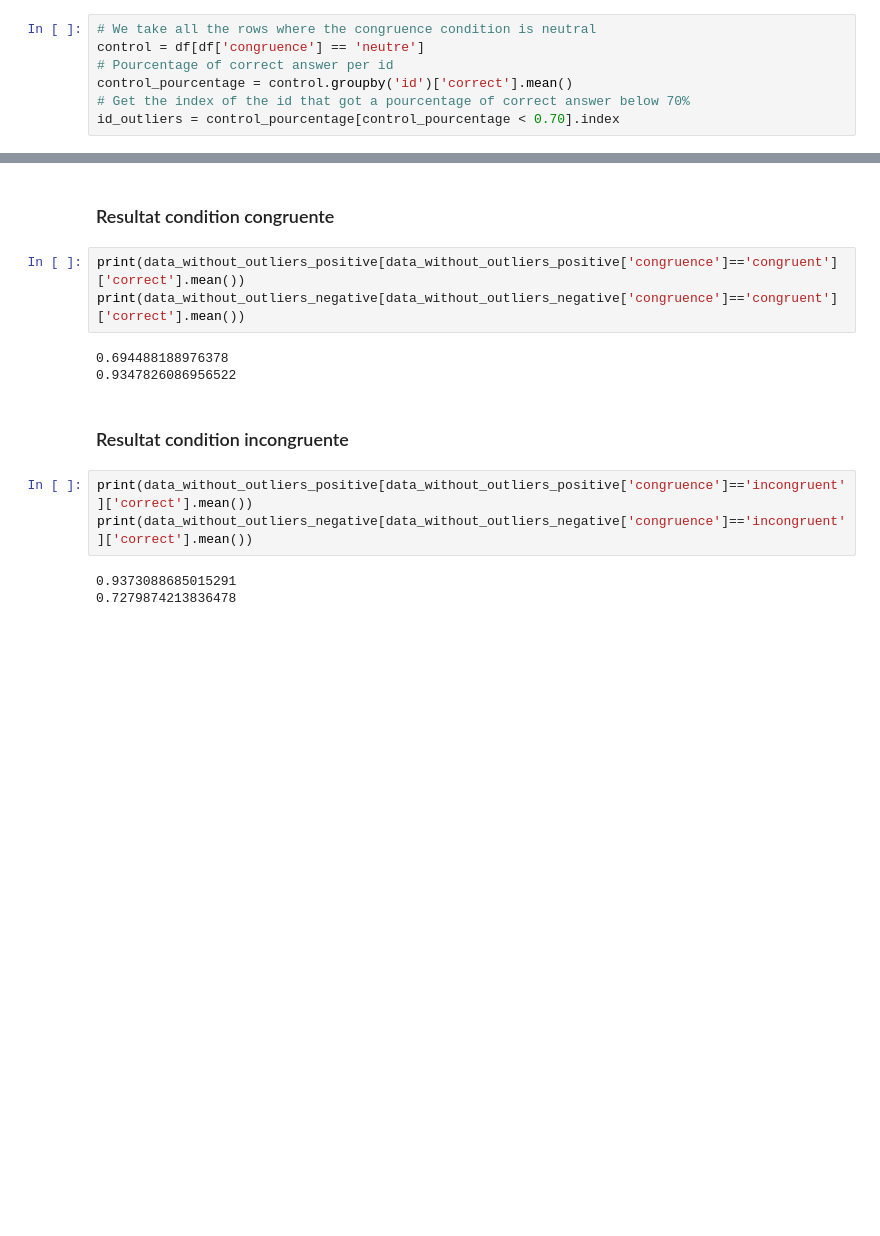
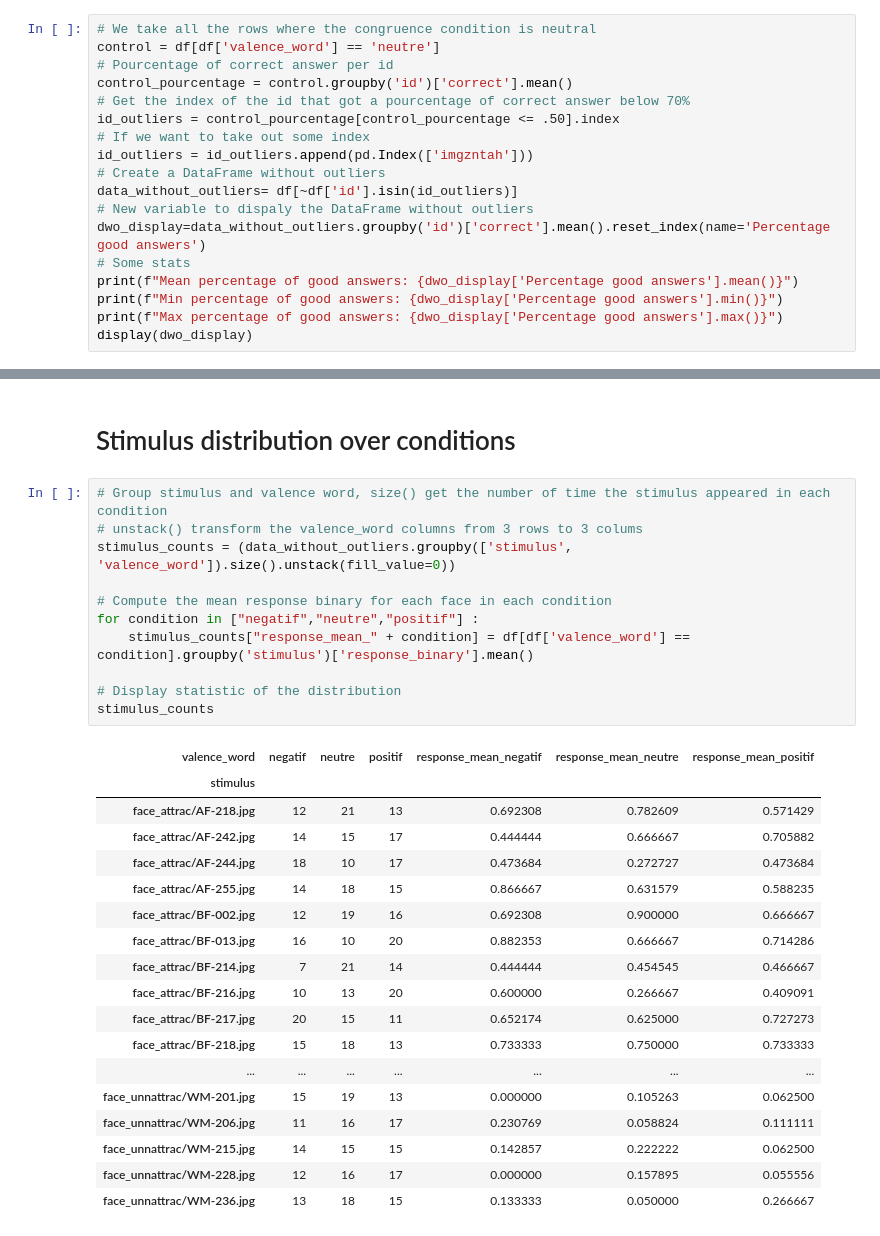
Before and after one commit to Coumess/Lab_Project_Experiment, a Jupyter notebook: extract_data.ipynb, the cells around one changed output, grey strips where cells are left out. Drawn from its saved outputs; the diff is of its cells as text; blank space fills up the shorter version.

```diff
--- a/extract_data.ipynb
+++ b/extract_data.ipynb
@@ -82,7 +84,18 @@ Visage précédé d'un mot neutre. En théorie, 100% de précision:
 # %%
 # We take all the rows where the congruence condition is neutral
-control = df[df['congruence'] == 'neutre']
+control = df[df['valence_word'] == 'neutre']
 # Pourcentage of correct answer per id
 control_pourcentage = control.groupby('id')['correct'].mean()
 # Get the index of the id that got a pourcentage of correct answer below 70%
-id_outliers = control_pourcentage[control_pourcentage < 0.70].index
+id_outliers = control_pourcentage[control_pourcentage <= .50].index
+# If we want to take out some index
+id_outliers = id_outliers.append(pd.Index(['imgzntah']))
+# Create a DataFrame without outliers
+data_without_outliers= df[~df['id'].isin(id_outliers)]
+# New variable to dispaly the DataFrame without outliers
+dwo_display=data_without_outliers.groupby('id')['correct'].mean().reset_index(name='Percentage good answers')
+# Some stats
+print(f"Mean percentage of good answers: {dwo_display['Percentage good answers'].mean()}")
+print(f"Min percentage of good answers: {dwo_display['Percentage good answers'].min()}")
+print(f"Max percentage of good answers: {dwo_display['Percentage good answers'].max()}")
+display(dwo_display)
@@ -140,16 +123,32 @@ np.float64(0.83203125)
-# %% [markdown]
-### Resultat condition congruente
-# %%
-print(data_without_outliers_positive[data_without_outliers_positive['congruence']=='congruent']['correct'].mean())
-print(data_without_outliers_negative[data_without_outliers_negative['congruence']=='congruent']['correct'].mean())
-# %% [output]
-0.694488188976378
-0.9347826086956522
-# %% [markdown]
-### Resultat condition incongruente
-# %%
-print(data_without_outliers_positive[data_without_outliers_positive['congruence']=='incongruent']['correct'].mean())
-print(data_without_outliers_negative[data_without_outliers_negative['congruence']=='incongruent']['correct'].mean())
-# %% [output]
-0.9373088685015291
-0.7279874213836478
+# %% [markdown]
+# Stimulus distribution over conditions
+# %%
+# Group stimulus and valence word, size() get the number of time the stimulus appeared in each condition
+# unstack() transform the valence_word columns from 3 rows to 3 colums
+stimulus_counts = (data_without_outliers.groupby(['stimulus', 'valence_word']).size().unstack(fill_value=0))
+
+# Compute the mean response binary for each face in each condition
+for condition in ["negatif","neutre","positif"] :
+    stimulus_counts["response_mean_" + condition] = df[df['valence_word'] == condition].groupby('stimulus')['response_binary'].mean()
+
+# Display statistic of the distribution
+stimulus_counts
+# %% [output]
+| valence_word | negatif | neutre | positif | response_mean_negatif | response_mean_neutre | response_mean_positif |
+| stimulus |  |  |  |  |  |  |
+| face_attrac/AF-218.jpg | 12 | 21 | 13 | 0.692308 | 0.782609 | 0.571429 |
+| face_attrac/AF-242.jpg | 14 | 15 | 17 | 0.444444 | 0.666667 | 0.705882 |
+| face_attrac/AF-244.jpg | 18 | 10 | 17 | 0.473684 | 0.272727 | 0.473684 |
+| face_attrac/AF-255.jpg | 14 | 18 | 15 | 0.866667 | 0.631579 | 0.588235 |
+| face_attrac/BF-002.jpg | 12 | 19 | 16 | 0.692308 | 0.900000 | 0.666667 |
+| face_attrac/BF-013.jpg | 16 | 10 | 20 | 0.882353 | 0.666667 | 0.714286 |
+| face_attrac/BF-214.jpg | 7 | 21 | 14 | 0.444444 | 0.454545 | 0.466667 |
+| face_attrac/BF-216.jpg | 10 | 13 | 20 | 0.600000 | 0.266667 | 0.409091 |
+| face_attrac/BF-217.jpg | 20 | 15 | 11 | 0.652174 | 0.625000 | 0.727273 |
+| face_attrac/BF-218.jpg | 15 | 18 | 13 | 0.733333 | 0.750000 | 0.733333 |
+| ... | ... | ... | ... | ... | ... | ... |
+| face_unnattrac/WM-201.jpg | 15 | 19 | 13 | 0.000000 | 0.105263 | 0.062500 |
+| face_unnattrac/WM-206.jpg | 11 | 16 | 17 | 0.230769 | 0.058824 | 0.111111 |
+| face_unnattrac/WM-215.jpg | 14 | 15 | 15 | 0.142857 | 0.222222 | 0.062500 |
+| face_unnattrac/WM-228.jpg | 12 | 16 | 17 | 0.000000 | 0.157895 | 0.055556 |
+| face_unnattrac/WM-236.jpg | 13 | 18 | 15 | 0.133333 | 0.050000 | 0.266667 |
```
Also changed, not shown: parts of 26 cells of this notebook.
